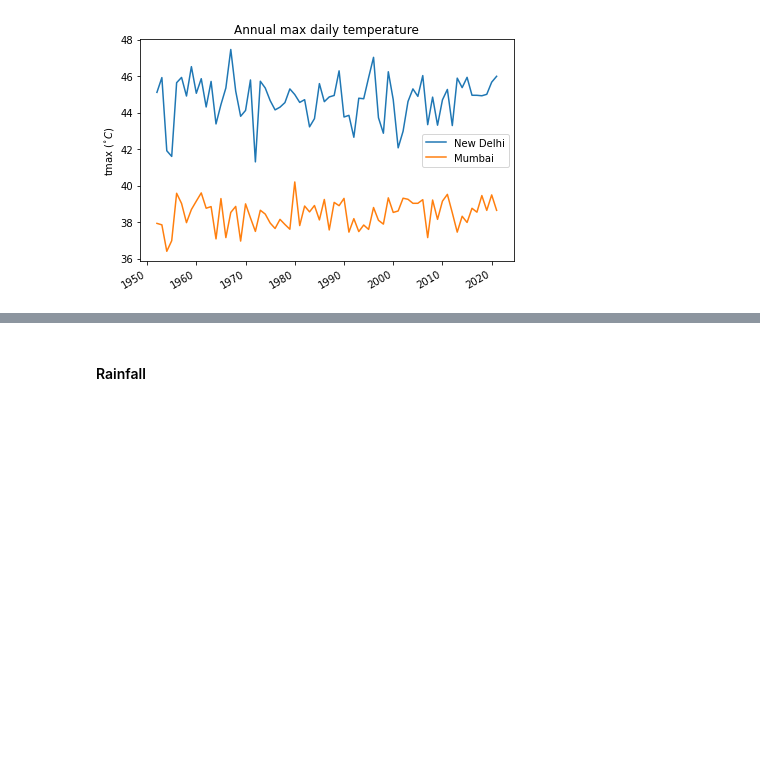
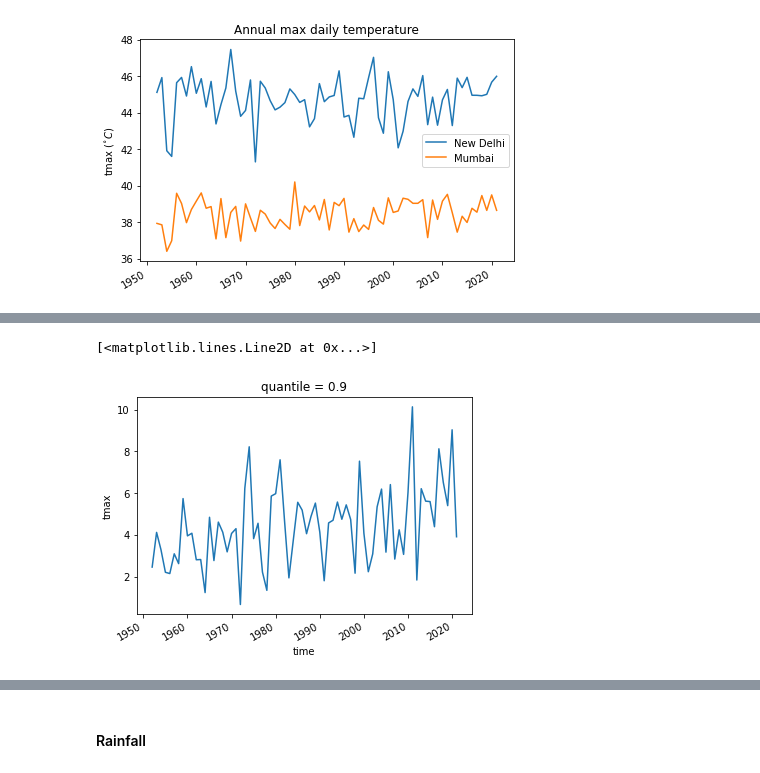
Before and after one commit to vidurmithal/imd_data, a Jupyter notebook: notebooks/explore_data.ipynb, the cells around one changed output, grey strips where cells are left out. Drawn from its saved outputs; the diff is of its cells as text; code cells hidden in the pictures; blank space fills up the shorter version.

```diff
--- a/notebooks/explore_data.ipynb
+++ b/notebooks/explore_data.ipynb
@@ -44,0 +84,8 @@ plt.tight_layout()
+# %%
+threshold_exceedance = xr.where(tmax>tmax.chunk(dict(time=-1)).quantile(q=0.9, dim='time',).tmax, True, False)['tmax']
+# %%
+threshold_rolling = threshold_exceedance.rolling(time=7).sum()
+xr.where(threshold_rolling>6, True, False).mean(['lat','lon']).resample(time='1Y').sum().plot()
+# %% [output]
+[<matplotlib.lines.Line2D at 0x...>]
+[figure, added]
```
Also changed, not shown: parts of 15 cells of this notebook.
